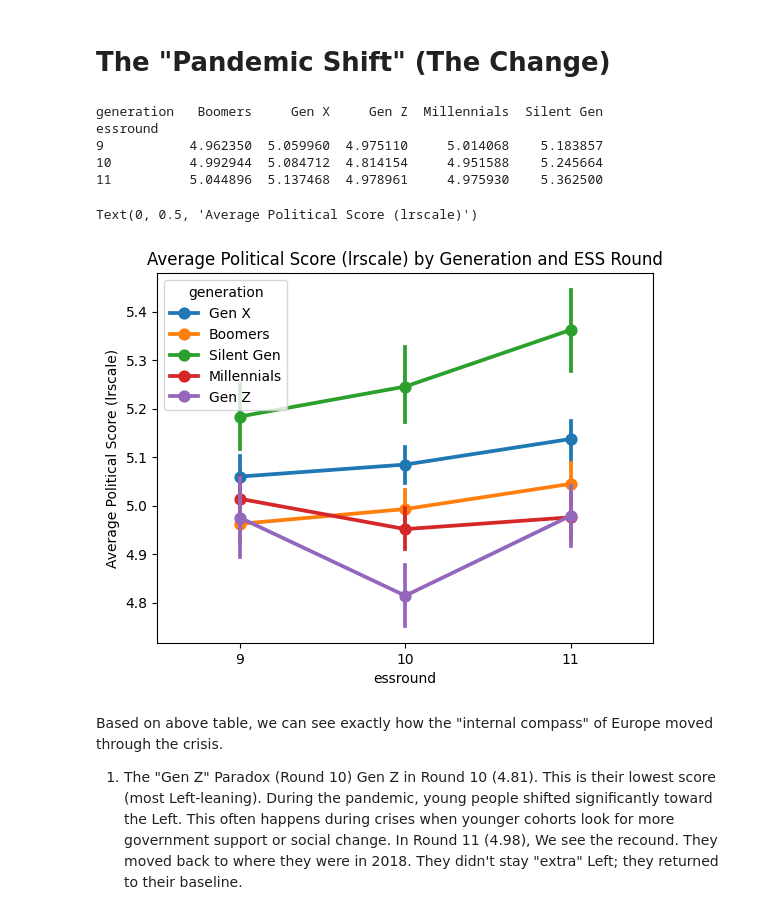
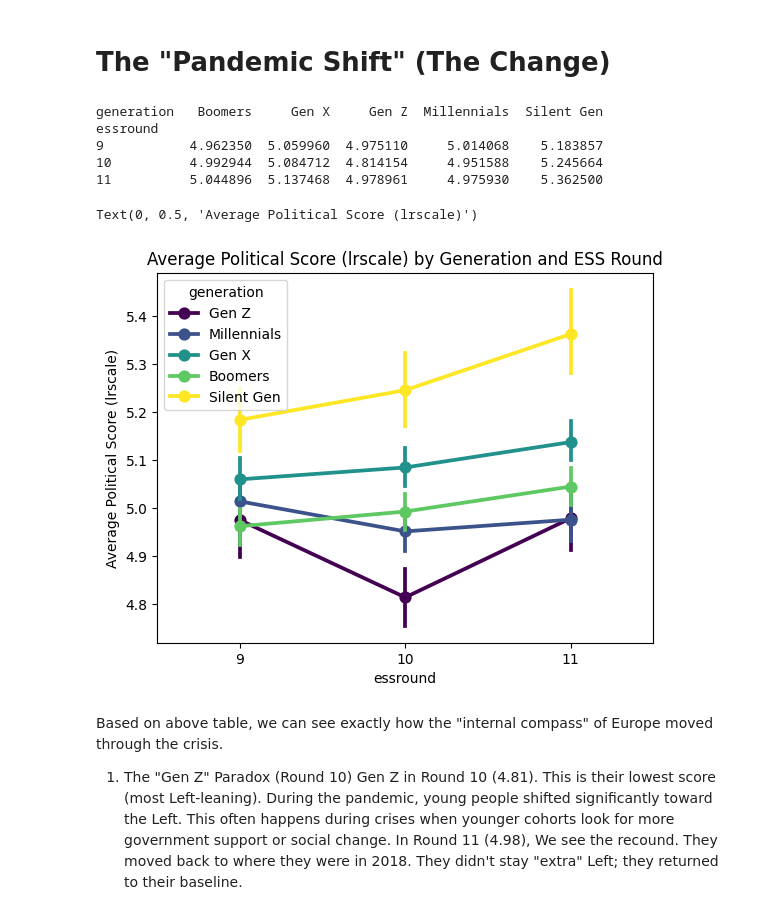
Before and after one commit to CU-S26-MSDSSB-DSCI-01-DataScienceLab/DataScienceLab_HumanValues, a Jupyter notebook: Q2_Tayaphon.ipynb, the cells around one changed output. Cells and saved outputs as stored; diff of their text form; code cells hidden in the pictures.

```diff
--- a/Q2_Tayaphon.ipynb
+++ b/Q2_Tayaphon.ipynb
@@ -32,10 +33,46 @@ Essrond 11 is the post-pandemic landscape (2023 - 2024)
 # %% [markdown]
 # The "Political Position" (The Average)
 # %%
+# Define the order and a specific color for each generation
+gen_order = ['Gen Z', 'Millennials', 'Gen X', 'Boomers', 'Silent Gen']
+
+# Using Viridis color hex codes so they match your later charts perfectly
+gen_colors = {
+    'Gen Z': '#440154',        # Dark Purple
+    'Millennials': '#3b528b',  # Blue
+    'Gen X': '#21918c',        # Teal
+    'Boomers': '#5ec962',      # Light Green
+    'Silent Gen': '#fde725'    # Yellow
+}
+
 # Calculate the average political score for each generation
 politics = df.groupby('generation')['lrscale'].mean().sort_values()
 print(politics)
 
+# Create the Graph
+plt.figure(figsize=(10, 5))
+
+# Get the colors in the correct sorted order
+colors = [gen_colors[gen] for gen in politics.index]
+
+# Draw a horizontal bar chart
+politics.plot(kind='barh', color=colors, edgecolor='black')
+
+# 4. Add the "Political Center" line
+plt.axvline(x=5.0, color='red', linestyle='--', linewidth=2, label='Political Center (5.0)')
+
+# 5. Make it look professional
+plt.title('The Generational Baseline: Average Political Score', fontsize=14, fontweight='bold')
+plt.xlabel('Average Score (0 = Left-Wing, 10 = Right-Wing)', fontsize=12)
+plt.ylabel('Generation', fontsize=12)
+
+# Zoom in slightly to make the Left/Right gap visible
+plt.xlim(4.5, 5.5)
+plt.grid(axis='x', linestyle='--', alpha=0.5)
+plt.legend(loc='lower right')
+
+plt.tight_layout()
+plt.show()
 #Lower numbers (near 0) = Left-wing. Higher numbers (near 10) = Right-wing.
 # %% [output]
 generation
@@ -56,20 +94,21 @@ This supports the theory that younger cohorts are more progressive, while older
 # %%
 # Compare averages before ,Round 9 (2018), and after,to Round 11 (2024).
 comparison = df.groupby(['essround', 'generation'])['lrscale'].mean().unstack()
 print(comparison)
 
 # Visual check
-sns.pointplot(data=df, x='essround', y='lrscale', hue='generation')
+sns.pointplot(data=df, x='essround', y='lrscale', hue='generation',
+              hue_order=gen_order, palette=gen_colors)
 plt.title('Average Political Score (lrscale) by Generation and ESS Round')
 plt.ylabel('Average Political Score (lrscale)')
 # %% [output]
 generation   Boomers     Gen X     Gen Z  Millennials  Silent Gen
 essround
 9           4.962350  5.059960  4.975110     5.014068    5.183857
 10          4.992944  5.084712  4.814154     4.951588    5.245664
 11          5.044896  5.137468  4.978961     4.975930    5.362500
 Text(0, 0.5, 'Average Political Score (lrscale)')
-[figure, old version]
+[figure, new version]
 # %% [markdown]
 Based on above table, we can see exactly how the "internal compass" of Europe moved through the crisis.
 
```
Also changed, not shown: parts of 13 cells of this notebook, 2 other files.
